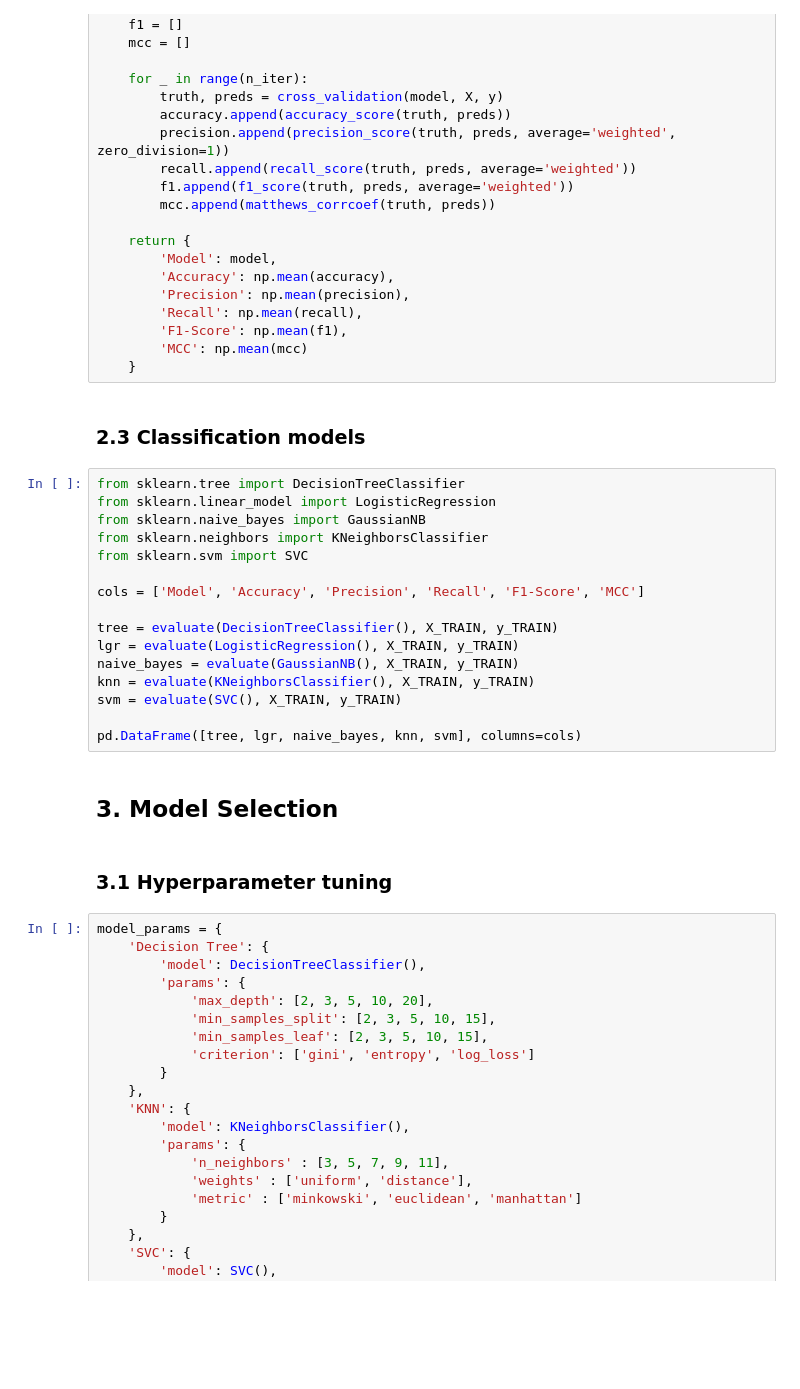
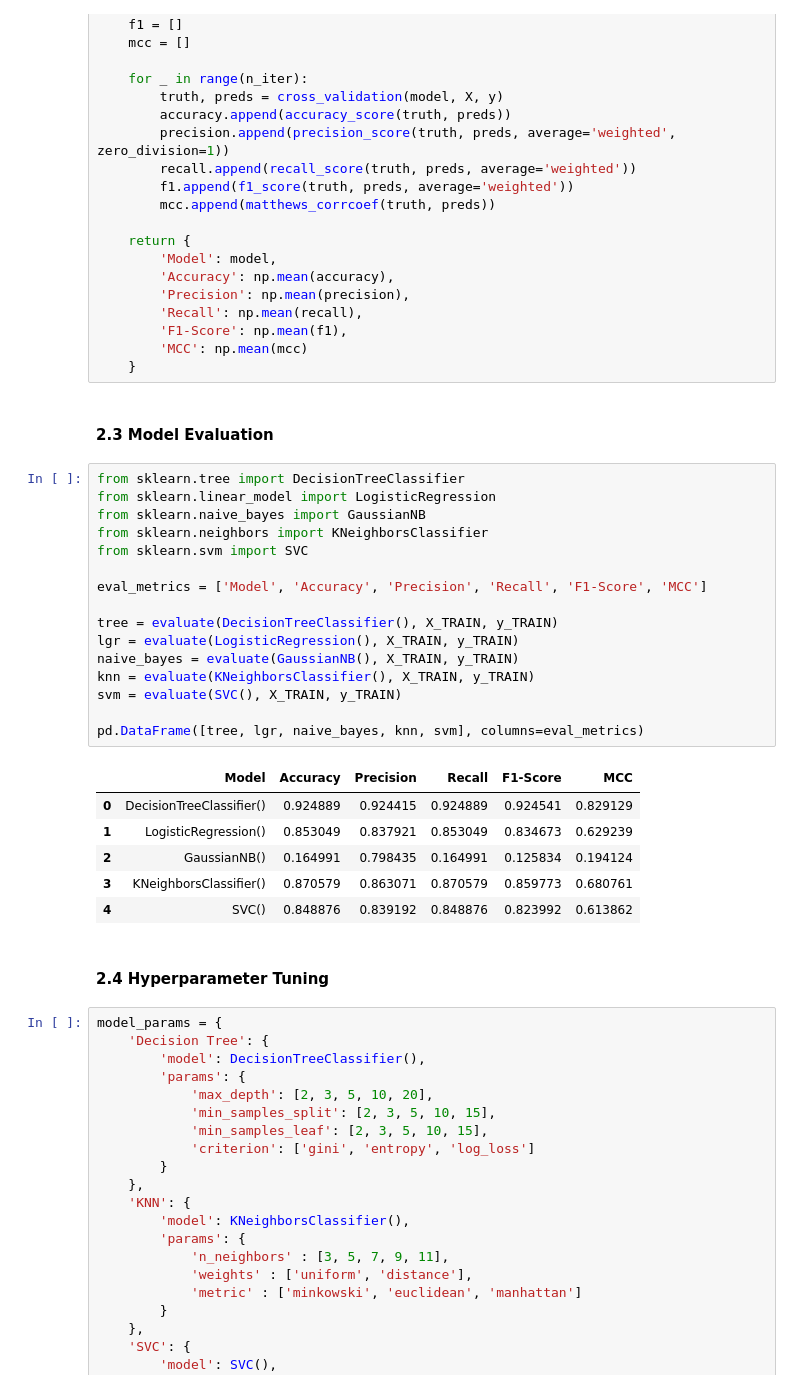
Before and after one commit to edupro26/EC-Project, a Jupyter notebook: EC_grupo06_projeto.ipynb, the cells around one changed output. Drawn from its saved outputs; the diff is of its cells as text; blank space fills up the shorter version.

```diff
--- a/EC_grupo06_projeto.ipynb
+++ b/EC_grupo06_projeto.ipynb
@@ -237,27 +323,32 @@ def evaluate(model, X, y, n_iter=10):
         'MCC': np.mean(mcc)
     }
 # %% [markdown]
-### 2.3 Classification models
+#### 2.3 Model Evaluation
 # %%
 from sklearn.tree import DecisionTreeClassifier
 from sklearn.linear_model import LogisticRegression
 from sklearn.naive_bayes import GaussianNB
 from sklearn.neighbors import KNeighborsClassifier
 from sklearn.svm import SVC
 
-cols = ['Model', 'Accuracy', 'Precision', 'Recall', 'F1-Score', 'MCC']
+eval_metrics = ['Model', 'Accuracy', 'Precision', 'Recall', 'F1-Score', 'MCC']
 
 tree = evaluate(DecisionTreeClassifier(), X_TRAIN, y_TRAIN)
 lgr = evaluate(LogisticRegression(), X_TRAIN, y_TRAIN)
 naive_bayes = evaluate(GaussianNB(), X_TRAIN, y_TRAIN)
 knn = evaluate(KNeighborsClassifier(), X_TRAIN, y_TRAIN)
 svm = evaluate(SVC(), X_TRAIN, y_TRAIN)
 
-pd.DataFrame([tree, lgr, naive_bayes, knn, svm], columns=cols)
+pd.DataFrame([tree, lgr, naive_bayes, knn, svm], columns=eval_metrics)
+# %% [output]
+|  | Model | Accuracy | Precision | Recall | F1-Score | MCC |
+| 0 | DecisionTreeClassifier() | 0.924889 | 0.924415 | 0.924889 | 0.924541 | 0.829129 |
+| 1 | LogisticRegression() | 0.853049 | 0.837921 | 0.853049 | 0.834673 | 0.629239 |
+| 2 | GaussianNB() | 0.164991 | 0.798435 | 0.164991 | 0.125834 | 0.194124 |
+| 3 | KNeighborsClassifier() | 0.870579 | 0.863071 | 0.870579 | 0.859773 | 0.680761 |
+| 4 | SVC() | 0.848876 | 0.839192 | 0.848876 | 0.823992 | 0.613862 |
-# %% [markdown]
-## 3. Model Selection
 # %% [markdown]
-### 3.1 Hyperparameter tuning
+#### 2.4 Hyperparameter Tuning
 # %%
 model_params = {
     'Decision Tree': {
```
Also changed, not shown: parts of 38 cells of this notebook.
